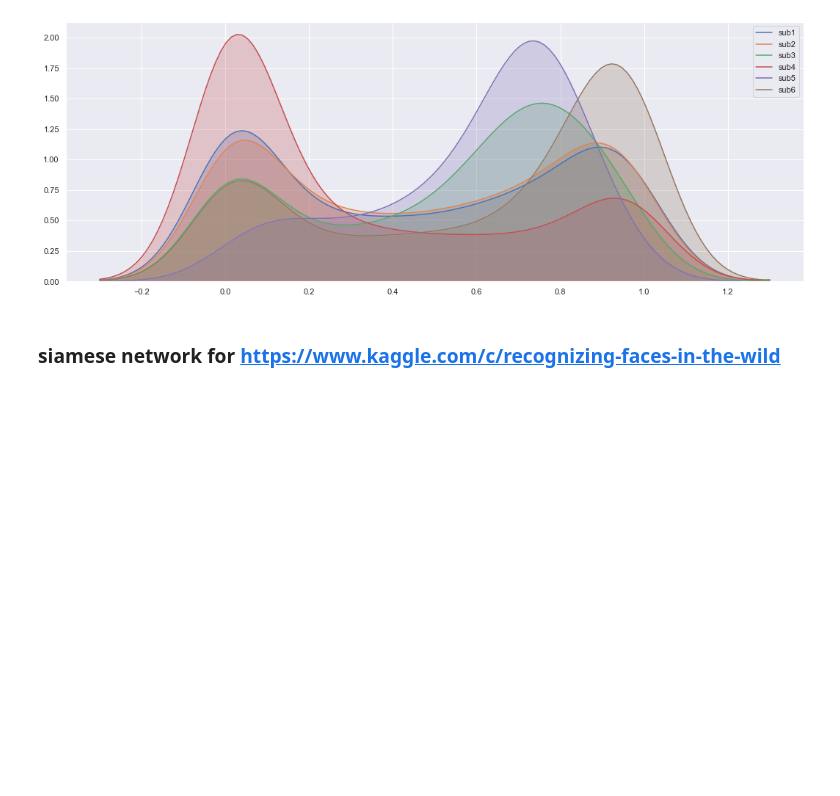
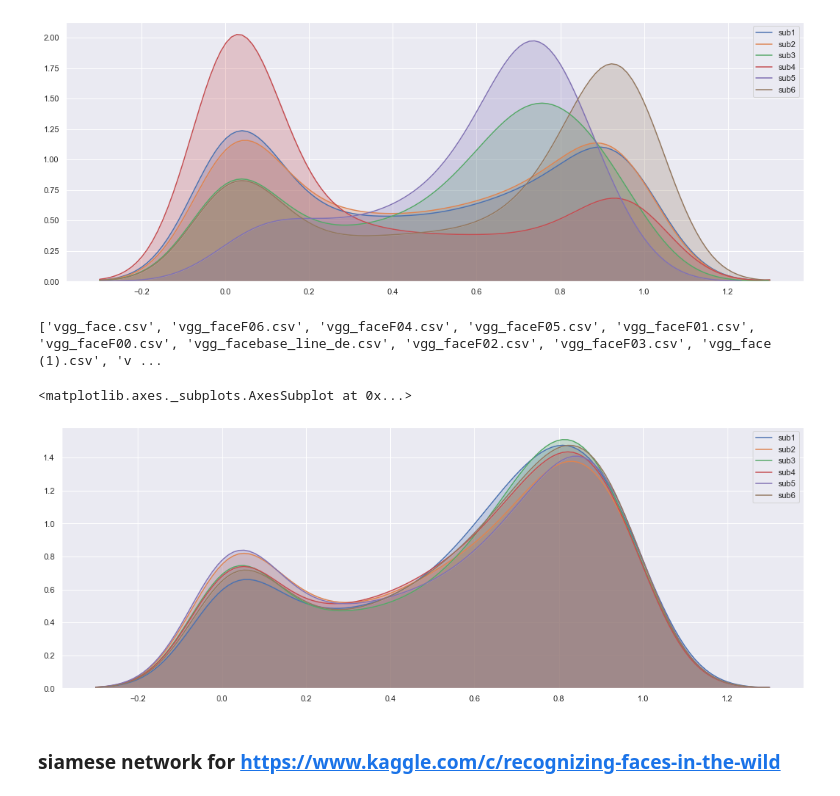
Before and after one commit to chengxiaoy/cxy, a Jupyter notebook: face.ipynb, the cells around one changed output. Drawn from its saved outputs; the diff is of its cells as text; code cells hidden in the pictures; blank space fills up the shorter version.

```diff
--- a/face.ipynb
+++ b/face.ipynb
@@ -60,3 +37,35 @@ net.summary()
+# %%
+import numpy as np # linear algebra
+import pandas as pd # data processing, CSV file I/O (e.g. pd.read_csv)
+import seaborn as sns
+import matplotlib.pyplot as plt
+# Input data files are available in the "../input/" directory.
+# For example, running this (by clicking run or pressing Shift+Enter) will list the files in the input directory
+
+import os
+print(os.listdir("./input"))
+# %% [output]
+['vgg_face.csv', 'vgg_faceF06.csv', 'vgg_faceF04.csv', 'vgg_faceF05.csv', 'vgg_faceF01.csv', 'vgg_faceF00.csv', 'vgg_facebase_line_de.csv', 'vgg_faceF02.csv', 'vgg_faceF03.csv', 'vgg_face (1).csv', 'v ...
+# %%
+
+sub1 = pd.read_csv('./input/vgg_faceF00.csv')
+sub2 = pd.read_csv('./input/vgg_faceF01.csv')
+sub3 = pd.read_csv('./input/vgg_faceF02.csv')
+sub4 = pd.read_csv('./input/vgg_faceF03.csv')
+sub5 = pd.read_csv('./input/vgg_faceF04.csv')
+sub6 = pd.read_csv('./input/vgg_faceF05.csv')
+sub7 = pd.read_csv('./input/vgg_faceF06.csv')
+# %%
+sns.set(rc={'figure.figsize':(18,6.5)})
+sns.kdeplot(sub1['is_related'],label="sub1",shade=True,bw=.1)
+sns.kdeplot(sub2['is_related'], label="sub2",shade=True,bw=.1)
+sns.kdeplot(sub3['is_related'], label="sub3",shade=True,bw=.1)
+sns.kdeplot(sub4['is_related'], label="sub4",shade=True,bw=.1)
+sns.kdeplot(sub5['is_related'], label="sub5",shade=True,bw=.1)
+sns.kdeplot(sub6['is_related'], label="sub6",shade=True,bw=.1)
+# %% [output]
+<matplotlib.axes._subplots.AxesSubplot at 0x...>
+[figure, added]
 # %%
 
 img = image.load_img('face.jpg',target_size=(224,224))
```
Also changed, not shown: parts of 3 cells of this notebook, 1 other file.
